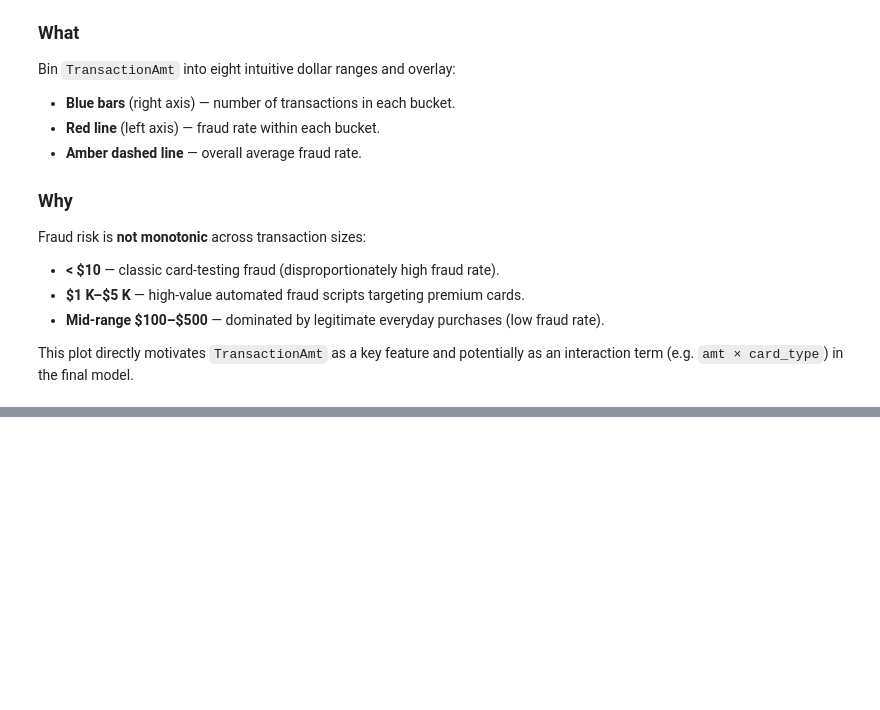
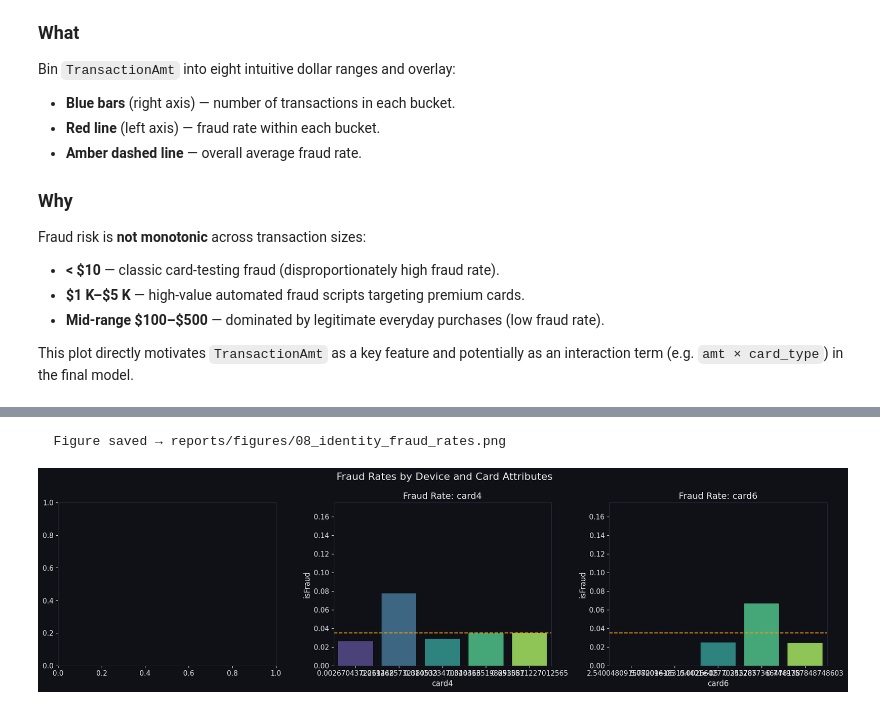
Before and after one commit to hamxa296/ML-Project-hehe, a Jupyter notebook: notebooks/02_EDA.ipynb, the cells around one changed output, grey strips where cells are left out. Saved outputs shown, nothing was run; the diff lists cells and outputs as text; code cells hidden in the pictures; blank space fills up the shorter version.

```diff
--- a/notebooks/02_EDA.ipynb
+++ b/notebooks/02_EDA.ipynb
@@ -369,0 +378,18 @@ interaction term (e.g. `amt × card_type`) in the final model.
+# %%
+cat_analysis = ['DeviceType', 'card4', 'card6']
+fig, axes = plt.subplots(1, 3, figsize=(18, 5))
+fig.suptitle('Fraud Rates by Device and Card Attributes', fontsize=16)
+
+for i, col in enumerate(cat_analysis):
+    if col in df.columns:
+        # Since it's frequency encoded, we look at the signal
+        sns.barplot(x=col, y='isFraud', data=df, ax=axes[i], palette='viridis', ci=None)
+        axes[i].set_title(f'Fraud Rate: {col}')
+        axes[i].set_ylim(0, df['isFraud'].mean() * 5)
+        axes[i].axhline(df['isFraud'].mean(), color=ACCENT, linestyle='--')
+
+plt.tight_layout()
+savefig(fig, '08_identity_fraud_rates.png')
+# %% [output]
+  Figure saved → reports/figures/08_identity_fraud_rates.png
+[figure, added]
```
Also changed, not shown: parts of 11 cells of this notebook, 50 other files.
